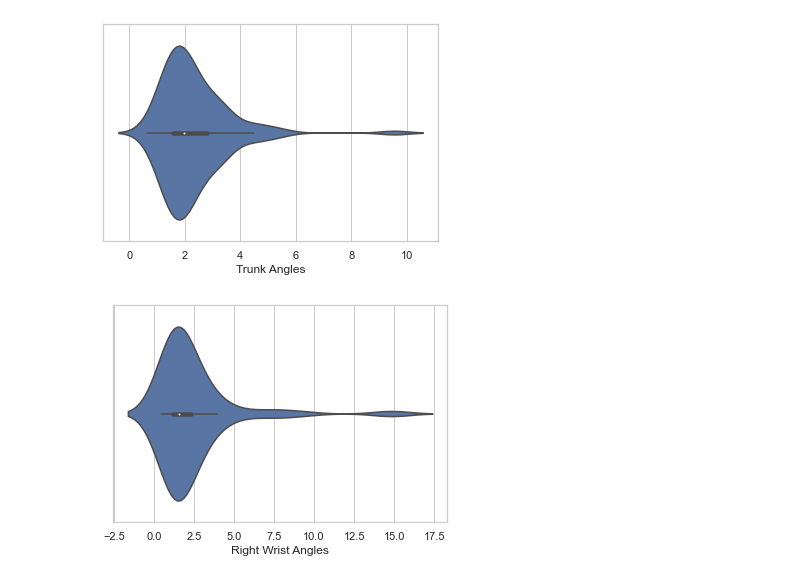
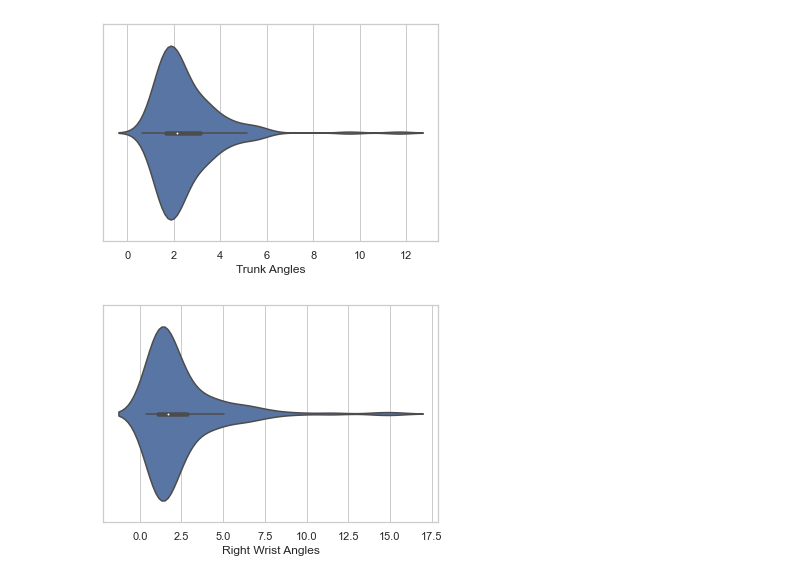
Before and after one commit to streckgumman/BikeFit, a Jupyter notebook: violin-plots.ipynb, the cells around one changed output. Cells and saved outputs as stored; diff of their text form; code cells hidden in the pictures.

Commit message:
cleaned up imports and functions

```diff
--- a/violin-plots.ipynb
+++ b/violin-plots.ipynb
@@ -5,28 +5,7 @@ import numpy as np
 import pandas as pd
 import matplotlib.pyplot as plt
 import seaborn as sns
-%matplotlib inline
-plt.style.use('seaborn-whitegrid')
-from sklearn.preprocessing import StandardScaler
 import os
-
-from sklearn.ensemble import AdaBoostClassifier
-from sklearn.svm import SVC
-from sklearn.linear_model import LogisticRegression
-from sklearn.tree import DecisionTreeClassifier
-from sklearn.neighbors import KNeighborsClassifier
-from sklearn.ensemble import RandomForestClassifier
-from sklearn.ensemble import GradientBoostingClassifier
-from sklearn.impute import SimpleImputer
-from sklearn.model_selection import train_test_split
-from sklearn.model_selection import GridSearchCV
-from sklearn.ensemble import VotingClassifier
-from sklearn.metrics import confusion_matrix, accuracy_score, classification_report
-from sklearn.naive_bayes import GaussianNB
-from xgboost import XGBClassifier
-
-import warnings
-warnings.filterwarnings("ignore")
 # %%
 # defining functions
 
@@ -248,9 +137,10 @@ Length of how many timeseries-files of USE THIS/PFPS/ people we have between fil
 # %%
 # combine the data into the same dataframes
 
-data_combined = pd.concat([diff_list1, diff_list2, diff_list3, diff_list4])
-data2_combined = pd.concat([diff_list_injured1, diff_list_injured2, diff_list_injured3, diff_list_injured4])
-data3_combined = pd.concat([data_combined, data2_combined])
+
+df_healthy = pd.concat([diff_list1, diff_list2, diff_list3, diff_list4])
+df_pfps = pd.concat([diff_list_injured1, diff_list_injured2, diff_list_injured3, diff_list_injured4])
+df_all = pd.concat([df_healthy, df_pfps])
 
 data3_level1 = pd.concat([diff_list1, diff_list_injured1]).reset_index(drop = True)
 data3_level2 = pd.concat([diff_list2, diff_list_injured2]).reset_index(drop = True)
@@ -258,13 +148,13 @@ data3_level3 = pd.concat([diff_list3, diff_list_injured3]).reset_index(drop = Tr
 data3_level4 = pd.concat([diff_list4, diff_list_injured4]).reset_index(drop = True)
 # %%
 sns.set_theme(style="whitegrid")
-ax = sns.violinplot(x=data_combined["Trunk Angles"])
+ax = sns.violinplot(x=df_all["Trunk Angles"])
 # %% [output]
-[figure, old version]
+[figure, new version]
 # %%
-ax = sns.violinplot(x=data_combined["Right Wrist Angles"])
+ax = sns.violinplot(x=df_all["Right Wrist Angles"])
 # %% [output]
-[figure, old version]
+[figure, new version]
 # %%
 %matplotlib nbagg
 
```
Also changed, not shown: parts of 14 cells of this notebook.
